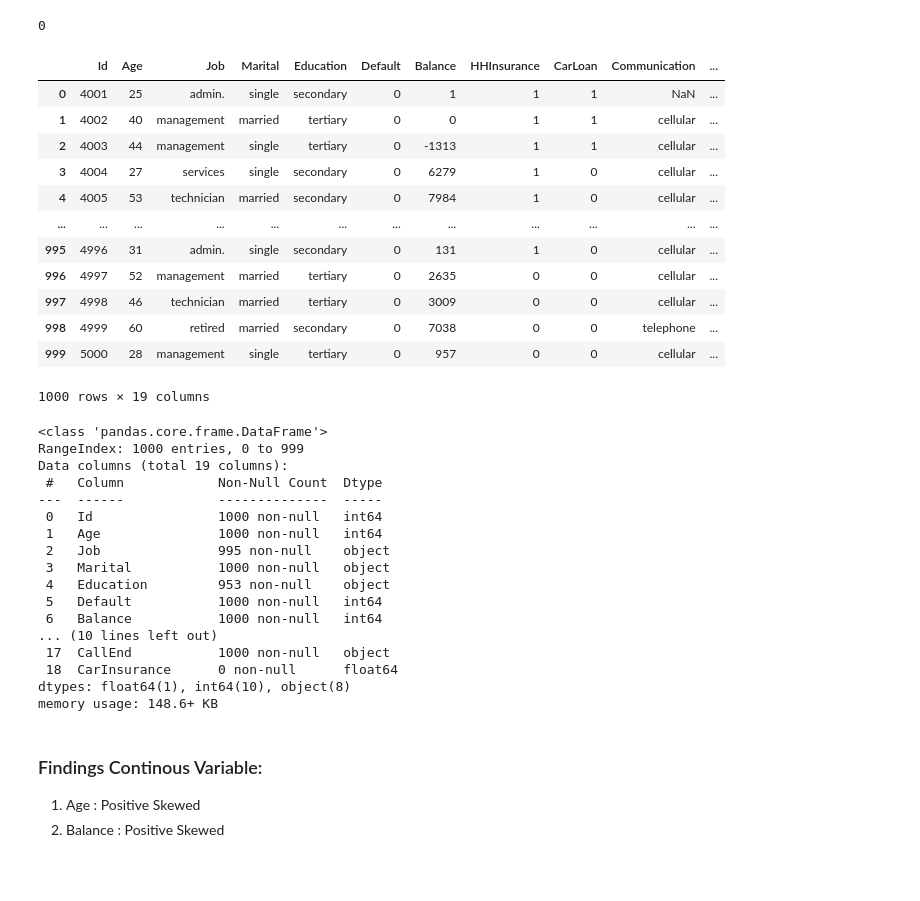
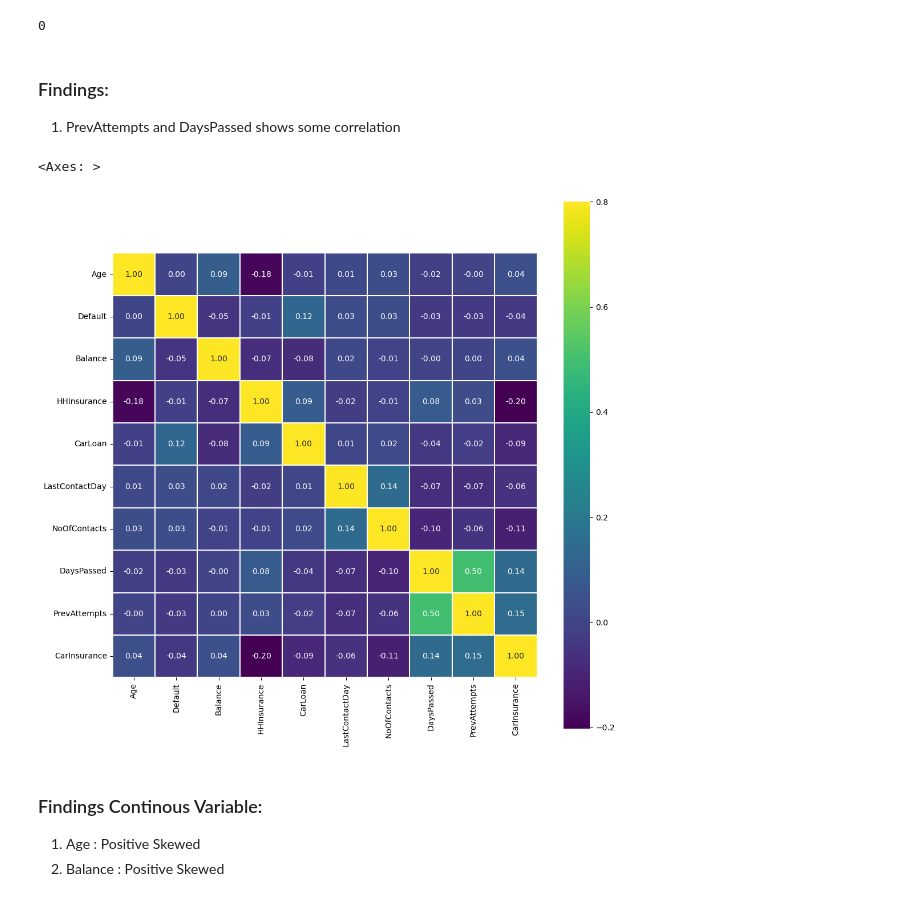
Before and after one commit to isaacebi/Car-Insurance-Cold-Calls, a Jupyter notebook: notebooks/1.0-ie-data-exploration.ipynb, the cells around one changed output. Cells and saved outputs as stored; diff of their text form; code cells hidden in the pictures; blank space fills up the shorter version.

Commit message:
Update 1.0-ie-data-exploration.ipynb
doing future exploration as well as future engineering idea

```diff
--- a/notebooks/1.0-ie-data-exploration.ipynb
+++ b/notebooks/1.0-ie-data-exploration.ipynb
@@ -159,45 +170,19 @@ df.describe().T
 df.duplicated().sum()
 # %% [output]
 0
-# %%
-# lets check test sets
-dft = csv_files['carInsurance_test.csv']
-dft
-# %% [output]
-|  | Id | Age | Job | Marital | Education | Default | Balance | HHInsurance | CarLoan | Communication | ... |
-| 0 | 4001 | 25 | admin. | single | secondary | 0 | 1 | 1 | 1 | NaN | ... |
-| 1 | 4002 | 40 | management | married | tertiary | 0 | 0 | 1 | 1 | cellular | ... |
-| 2 | 4003 | 44 | management | single | tertiary | 0 | -1313 | 1 | 1 | cellular | ... |
-| 3 | 4004 | 27 | services | single | secondary | 0 | 6279 | 1 | 0 | cellular | ... |
-| 4 | 4005 | 53 | technician | married | secondary | 0 | 7984 | 1 | 0 | cellular | ... |
-| ... | ... | ... | ... | ... | ... | ... | ... | ... | ... | ... | ... |
-| 995 | 4996 | 31 | admin. | single | secondary | 0 | 131 | 1 | 0 | cellular | ... |
-| 996 | 4997 | 52 | management | married | tertiary | 0 | 2635 | 0 | 0 | cellular | ... |
-| 997 | 4998 | 46 | technician | married | tertiary | 0 | 3009 | 0 | 0 | cellular | ... |
-| 998 | 4999 | 60 | retired | married | secondary | 0 | 7038 | 0 | 0 | telephone | ... |
-| 999 | 5000 | 28 | management | single | tertiary | 0 | 957 | 0 | 0 | cellular | ... |
-1000 rows × 19 columns
-# %%
-# similiar with train sets
-dft.info()
-# %% [output]
-<class 'pandas.core.frame.DataFrame'>
-RangeIndex: 1000 entries, 0 to 999
-Data columns (total 19 columns):
- #   Column            Non-Null Count  Dtype
----  ------            --------------  -----
- 0   Id                1000 non-null   int64
- 1   Age               1000 non-null   int64
- 2   Job               995 non-null    object
- 3   Marital           1000 non-null   object
- 4   Education         953 non-null    object
- 5   Default           1000 non-null   int64
- 6   Balance           1000 non-null   int64
-... (10 lines left out)
- 17  CallEnd           1000 non-null   object
- 18  CarInsurance      0 non-null      float64
-dtypes: float64(1), int64(10), object(8)
-memory usage: 148.6+ KB
+# %% [markdown]
+### Findings:
+1. PrevAttempts and DaysPassed shows some correlation
+# %%
+# First check out correlations among numeric features
+# Heatmap is a useful tool to get a quick understanding of which variables are important
+cor = df.select_dtypes(exclude='object').corr()
+cor = cor.drop(['Id'],axis=1).drop(['Id'],axis=0)
+plt.figure(figsize=(12,12))
+sns.heatmap(cor,vmax=0.8,cmap=colormap,annot=True,fmt='.2f',square=True,annot_kws={'size':10},linecolor='white',linewidths=0.1)
+# %% [output]
+<Axes: >
+[figure, added]
 # %% [markdown]
 ### Findings Continous Variable:
 1. Age : Positive Skewed
```
Also changed, not shown: parts of 19 cells of this notebook.
